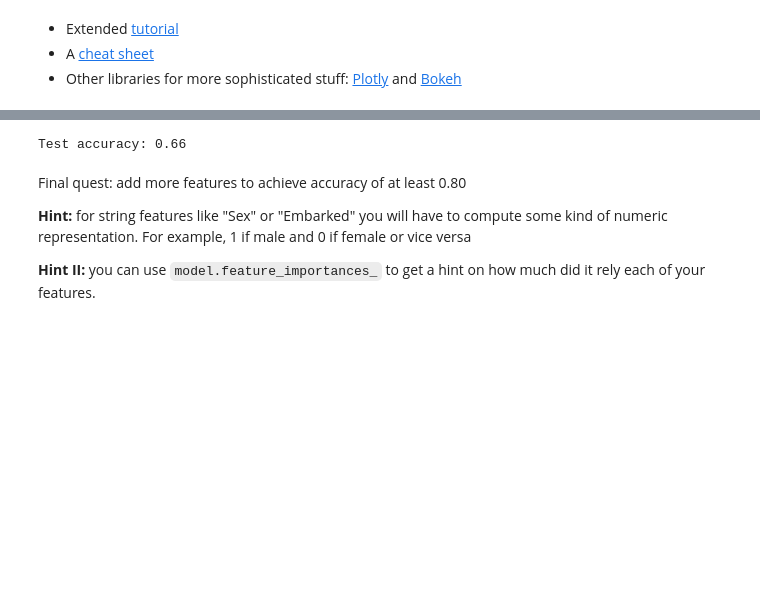
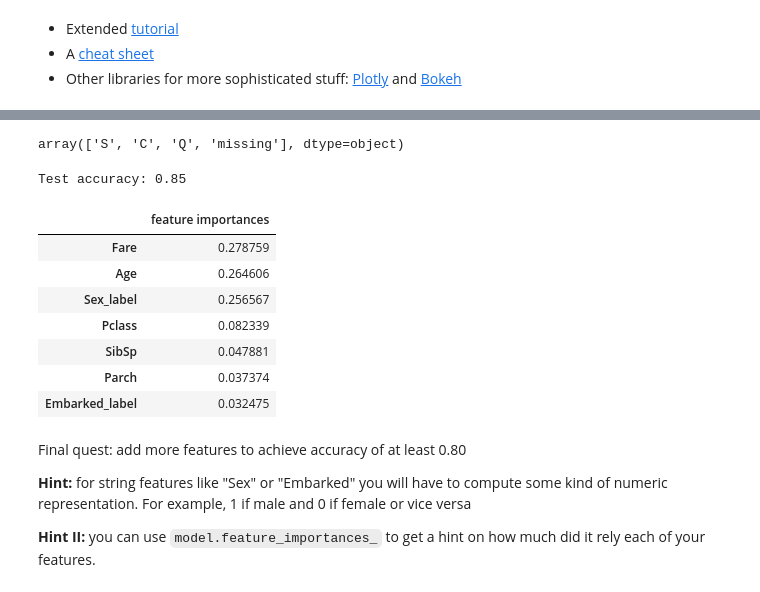
Before and after one commit to pakshingho/Practical-Reinforcement-Learning-HSE, a Jupyter notebook: week1_intro/primer/recap_ml.ipynb, the cells around one changed output, grey strips where cells are left out. Drawn from its saved outputs; the diff is of its cells as text; code cells hidden in the pictures; blank space fills up the shorter version.

```diff
--- a/week1_intro/primer/recap_ml.ipynb
+++ b/week1_intro/primer/recap_ml.ipynb
@@ -601,11 +618,25 @@ It's a single library that unites a whole bunch of models under the common inter
 * Predict: `model.predict(X_test)`
 
 It also contains utilities for feature extraction, quality estimation or cross-validation.
+# %%
+data['Embarked'].fillna('missing', inplace=True)
+data['Embarked'].unique()
+# %% [output]
+array(['S', 'C', 'Q', 'missing'], dtype=object)
 # %%
 from sklearn.ensemble import RandomForestClassifier
 from sklearn.metrics import accuracy_score
+from sklearn import preprocessing
 
-features = data[["Fare", "SibSp"]].copy()
+label1 = preprocessing.LabelEncoder()
+label1.fit(['male', 'female'])
+data['Sex_label']=label1.transform(data['Sex'])
+
+label2 = preprocessing.LabelEncoder()
+label2.fit(list(data['Embarked'].unique()))
+data['Embarked_label']=label2.transform(data['Embarked'])
+
+features = data[["Fare", "SibSp", "Age", "Parch", "Pclass", "Sex_label", "Embarked_label"]].copy()
 answers = data["Survived"]
 
 model = RandomForestClassifier(n_estimators=100)
@@ -614,7 +645,21 @@ model.fit(features[:-100], answers[:-100])
 test_predictions = model.predict(features[-100:])
 print("Test accuracy:", accuracy_score(answers[-100:], test_predictions))
 # %% [output]
-Test accuracy: 0.66
+Test accuracy: 0.85
+# %%
+pd.DataFrame(data=model.feature_importances_,
+             index=["Fare", "SibSp", "Age", "Parch", "Pclass", "Sex_label", "Embarked_label"],
+             columns=['feature importances']
+             ).sort_values(by='feature importances', ascending=False)
+# %% [output]
+|  | feature importances |
+| Fare | 0.278759 |
+| Age | 0.264606 |
+| Sex_label | 0.256567 |
+| Pclass | 0.082339 |
+| SibSp | 0.047881 |
+| Parch | 0.037374 |
+| Embarked_label | 0.032475 |
 # %% [markdown]
 Final quest: add more features to achieve accuracy of at least 0.80
 
```
Also changed, not shown: parts of 6 cells of this notebook.
